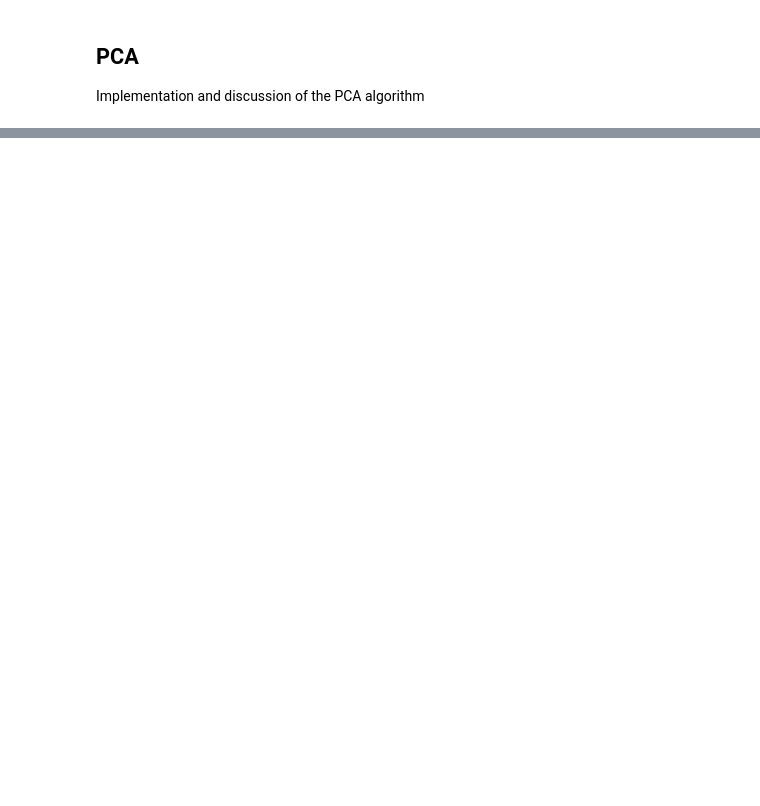
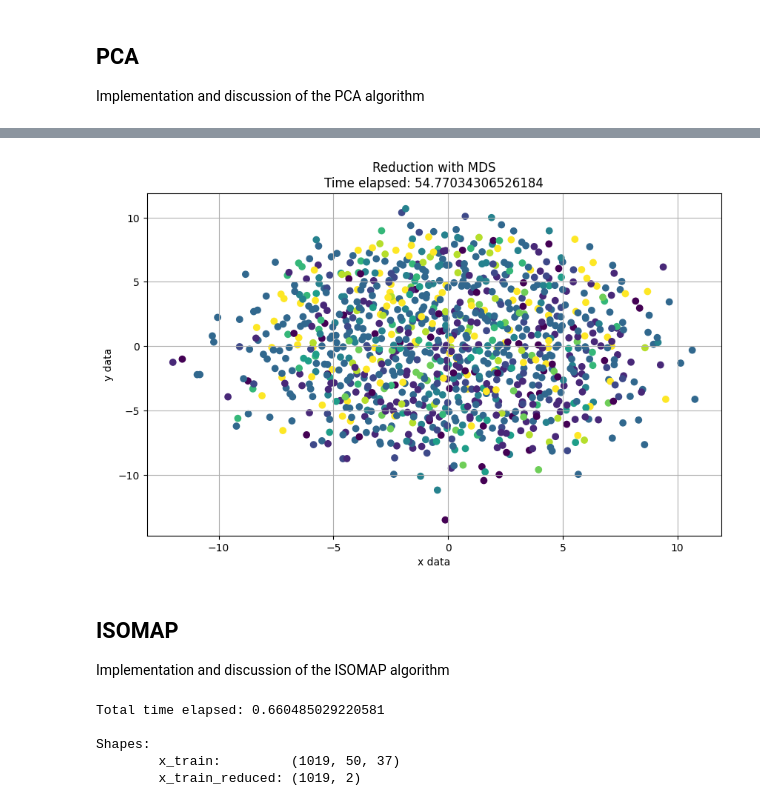
Before and after one commit to Alejandro-GDLF/DMandML, a Jupyter notebook: PrFinal/Final_DataAnalysis.ipynb, the cells around one changed output, grey strips where cells are left out. Cells and saved outputs as stored; diff of their text form; code cells hidden in the pictures; blank space fills up the shorter version.

```diff
--- a/PrFinal/Final_DataAnalysis.ipynb
+++ b/PrFinal/Final_DataAnalysis.ipynb
@@ -37,0 +98,31 @@ x_test_reduced = method.transform(x_)
+# %%
+plt.figure(figsize=(10, 6))
+plt.scatter(x_train_reduced[:,0], x_train_reduced[:,1], c=y_train, cmap='viridis')
+plt.title(f"Reduction with MDS\nTime elapsed: {total_time}")
+plt.xlabel("x data")
+plt.ylabel("y data")
+plt.grid(True)
+plt.show()
+# %% [output]
+[figure, added]
+# %% [markdown]
+## ISOMAP
+Implementation and discussion of the ISOMAP algorithm
+# %%
+METHOD = Isomap(n_components=2)
+
+start_time = time.time()
+x_train_reduced = METHOD.fit_transform( x_train.reshape(x_train.shape[0], -1) )
+x_test_reduced = METHOD.transform( x_test.reshape(x_test.shape[0], -1) )
+total_time = time.time() - start_time
+print(f"Total time elapsed: {total_time}")
+print("")
+print(f"Shapes:")
+print(f"\tx_train:         {x_train.shape}")
+print(f"\tx_train_reduced: {x_train_reduced.shape}")
+# %% [output]
+Total time elapsed: 0.660485029220581
+
+Shapes:
+        x_train:         (1019, 50, 37)
+        x_train_reduced: (1019, 2)
```
Also changed, not shown: parts of 11 cells of this notebook.
